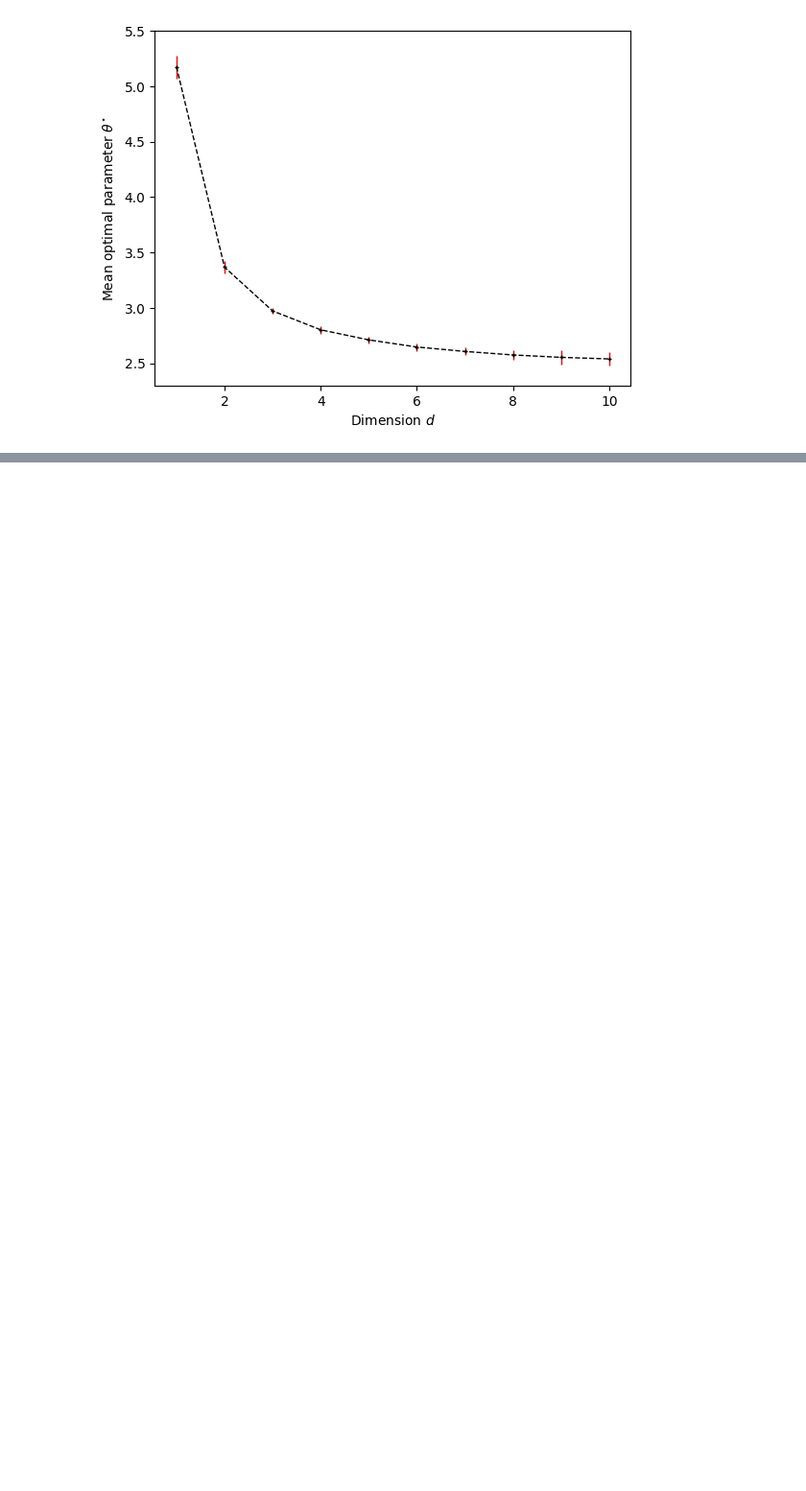
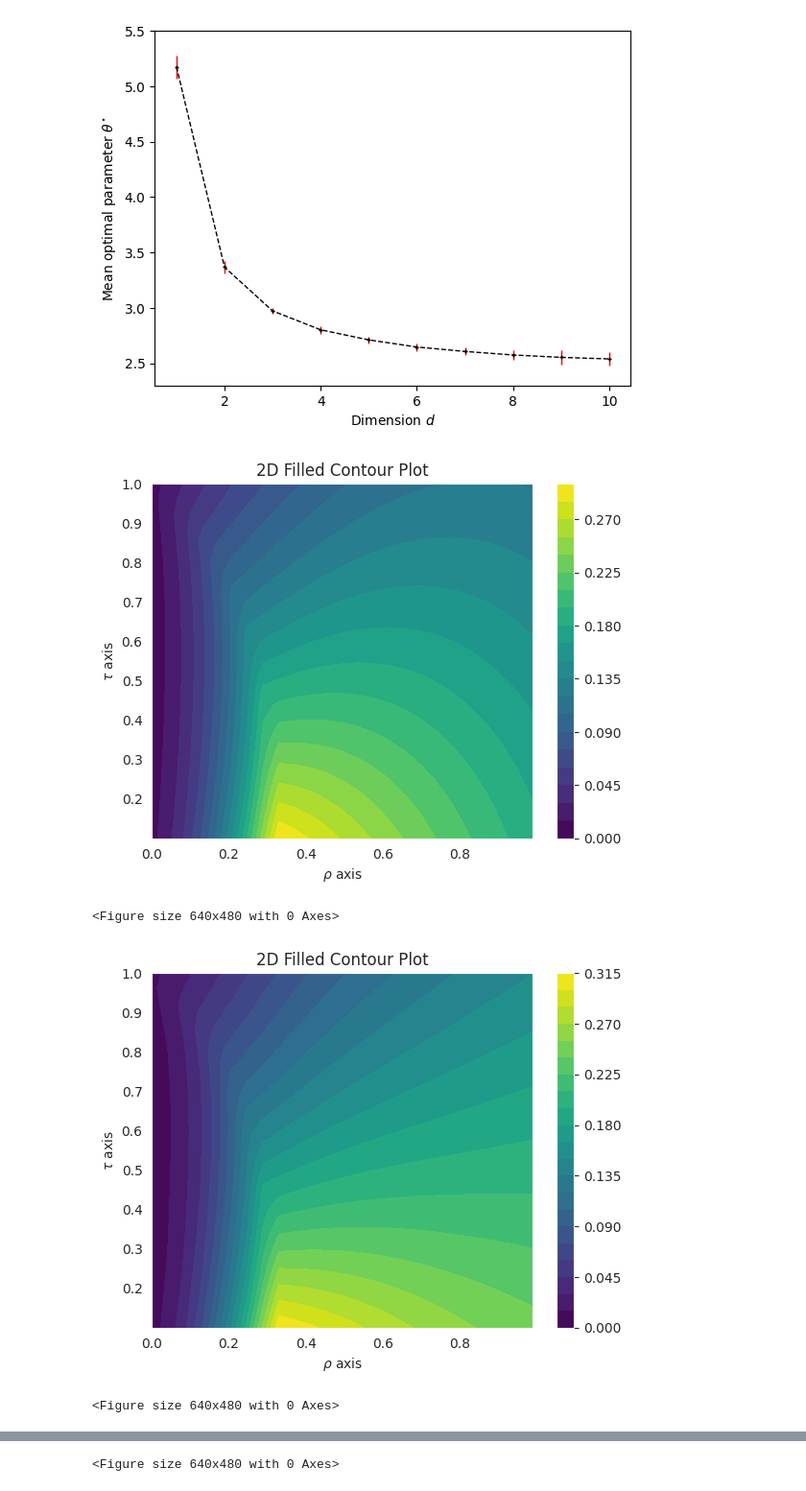
Before and after one commit to ylefay/adaptive_smc_tempering, a Jupyter notebook: adaptive_smc/experiments_bis/esjd_theta_star.ipynb, the cells around one changed output, grey strips where cells are left out. Shown at 96% size. Drawn from its saved outputs; the diff is of its cells as text; code cells hidden in the pictures; blank space fills up the shorter version.

```diff
--- a/adaptive_smc/experiments_bis/esjd_theta_star.ipynb
+++ b/adaptive_smc/experiments_bis/esjd_theta_star.ipynb
@@ -8,7 +8,7 @@ import pandas as pd
 
 PKLs = []
 PKL_titles = []
-DIR = "./mixture_of_gaussians/output/"
+DIR = "./uncoupled_ar_rw_proposal/output/"
 for file in os.listdir(DIR):
     if file.endswith(".pkl"):
         PKLs.append(pickle.load(open(DIR+file, "rb")))
@@ -183,3 +183,51 @@ plt.ylim(2.3, 5.5)
 plt.savefig(DIR+"RW_optimal_parameter_across_dim_target_ar.pdf")
 # %% [output]
 [figure]
+# %%
+import numpy as np
+import matplotlib.pyplot as plt
+from mpl_toolkits.mplot3d import Axes3D
+
+rho_grid = jnp.linspace(0, 0.99, 25)
+tau_grid = jnp.linspace(0.1, 1, 25)
+
+def plot_3D(x, y, arr):
+    # Assume arr is your n x n array
+    X, Y = np.meshgrid(x, y)
+
+    fig = plt.figure()
+    ax = fig.add_subplot(111, projection='3d')
+
+    # Plot the surface
+    ax.plot_surface(X, Y, arr, cmap='viridis')  # you can change the colormap
+    ax.set_xlabel(r'$\rho$ axis')
+    ax.set_ylabel(r'$\tau$ axis')
+    ax.set_zlabel('Z axis (array values)')
+    ax.view_init(elev=30, azim=135)
+
+    plt.show()
+
+def plot_contour2D(x, y, arr):
+    X, Y = np.meshgrid(x, y)
+
+    plt.figure()
+    cf = plt.contourf(X, Y, arr, levels=20, cmap='viridis')
+    plt.xlabel(r'$\rho$ axis')
+    plt.ylabel(r'$\tau$ axis')
+    plt.title('2D Filled Contour Plot')
+    plt.colorbar(cf)  # Show color scale
+    plt.show()
+
+
+
+
+vals = PKLs[0]['res'][5].mean(axis=0).reshape((11, 25, 25))
+for idx in np.arange(0, vals.shape[0], 4):
+    arr = vals[idx]
+    plot_contour2D(rho_grid, tau_grid, arr)
+    plt.clf()
+# %% [output]
+[figure, added]
+<Figure size 640x480 with 0 Axes>
+[figure, added]
+<Figure size 640x480 with 0 Axes>
@@ -185,0 +235 @@ plt.savefig(DIR+"RW_optimal_parameter_across_dim_target_ar.pdf")
+<Figure size 640x480 with 0 Axes>
```
Also changed, not shown: parts of 3 cells of this notebook, 8 other files.
